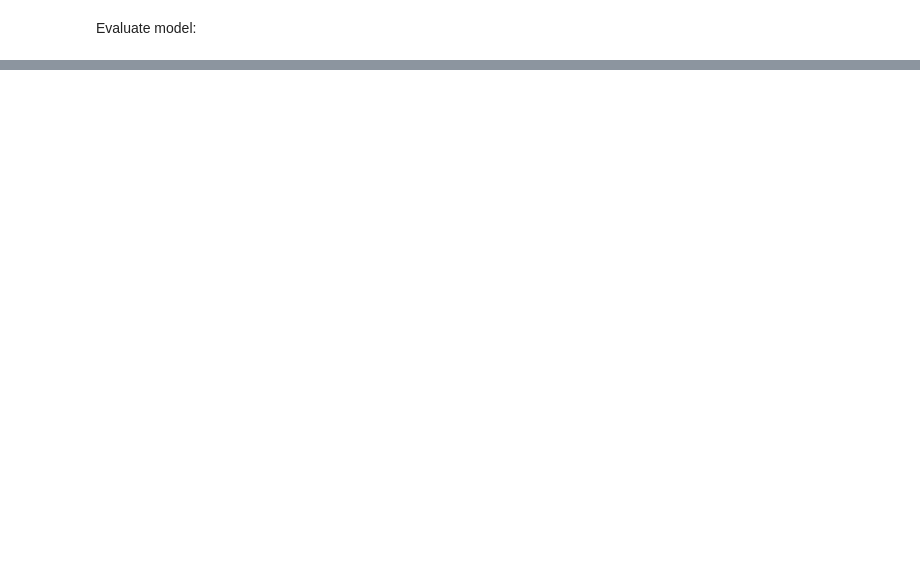
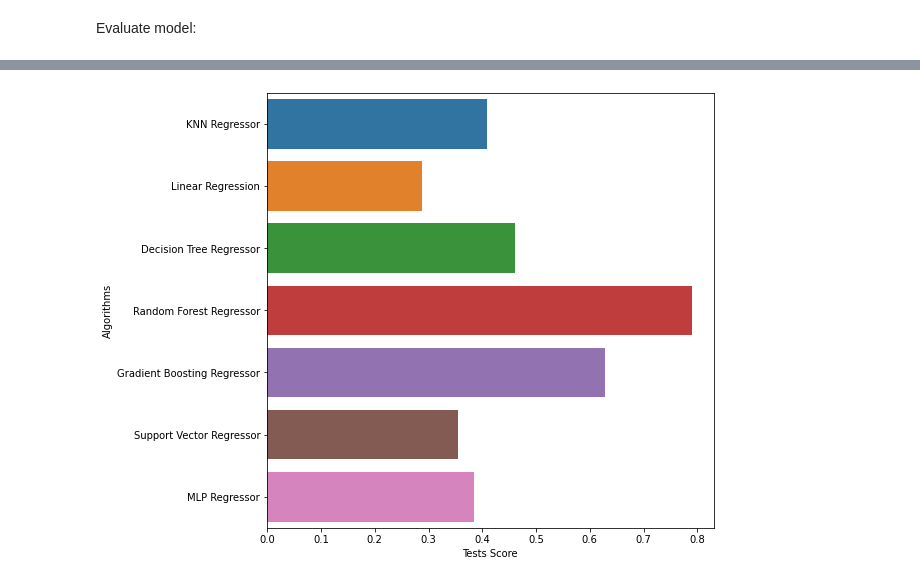
Before and after one commit to ViktorKarl/Datadrevne_sys, a Jupyter notebook: ML_project.ipynb, the cells around one changed output, grey strips where cells are left out. Saved outputs shown, nothing was run; the diff lists cells and outputs as text; code cells hidden in the pictures; blank space fills up the shorter version.

```diff
--- a/ML_project.ipynb
+++ b/ML_project.ipynb
@@ -215,0 +226,12 @@ Validation Accuracy: 65.12%
+# %%
+mlp = metoder.mlpregression(df)
+# %%
+svr = metoder.supportvectoregressor(df)
+# %%
+KNN = metoder.kneighborsregressor(df)
+# %%
+models = ['KNN Regressor', 'Linear Regression', 'Decision Tree Regressor' ,'Random Forest Regressor',
+ 'Gradient Boosting Regressor','Support Vector Regressor', 'MLP Regressor']
+tests_score = [KNN, lr, dr, rf, gb, svr, mlp]
+compare_models = pd.DataFrame({ "Algorithms": models, "Tests Score": tests_score })
+compare_models.sort_values(by = "Tests Score", ascending = False)
@@ -215,0 +247,7 @@ Validation Accuracy: 65.12%
+# %%
+%matplotlib inline
+plt.figure(figsize=(8,8))
+sns.barplot(x = "Tests Score", y = "Algorithms", data = compare_models)
+plt.show()
+# %% [output]
+[figure, added]
```
Also changed, not shown: parts of 10 cells of this notebook, 1 other file.
